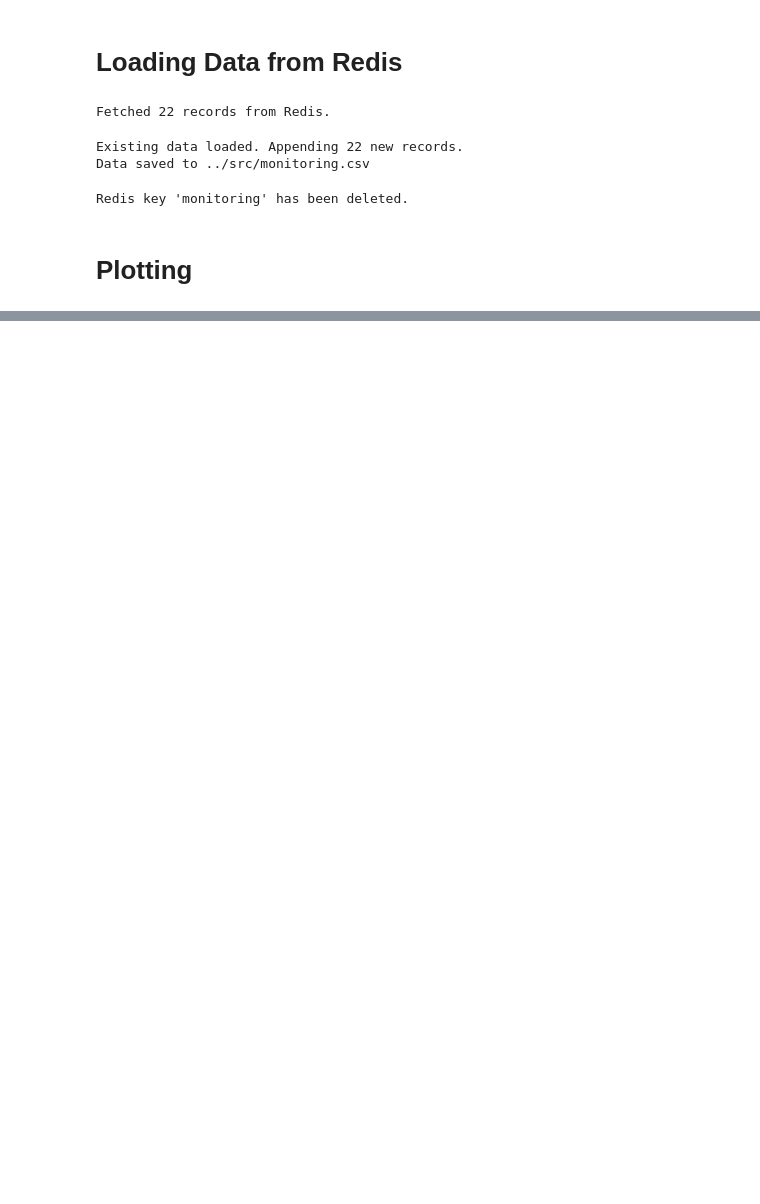
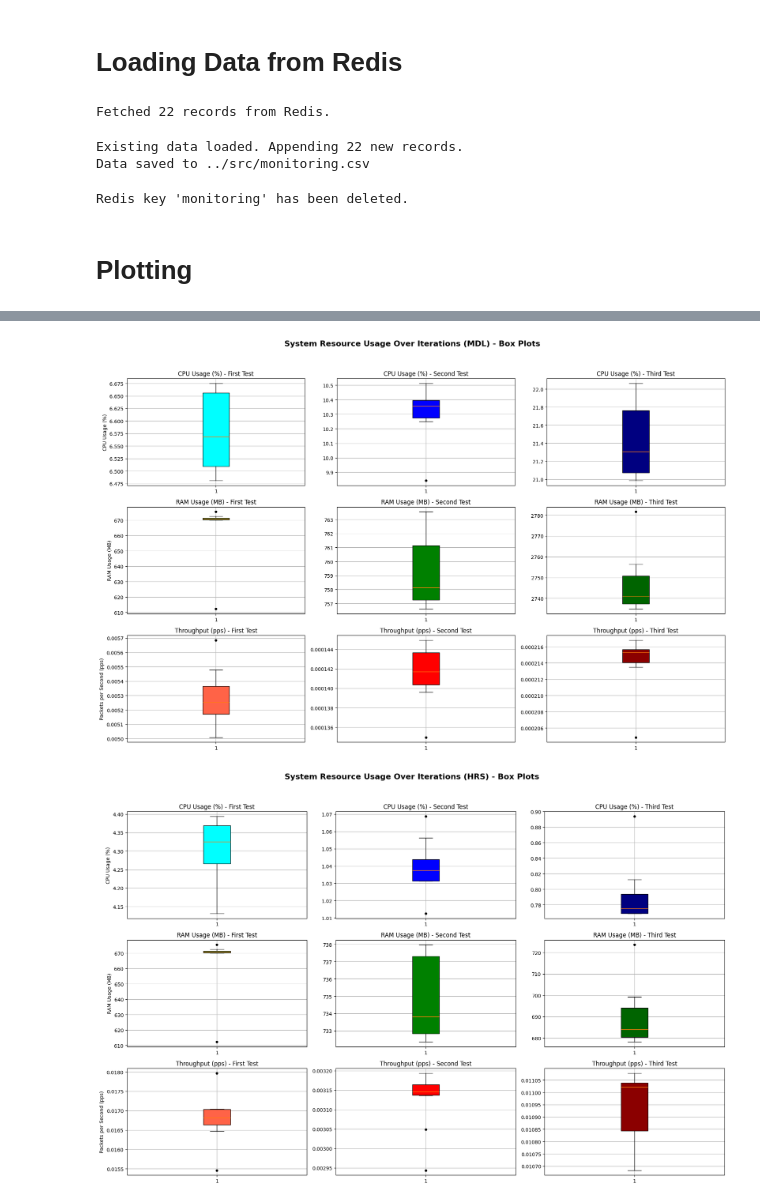
Before and after one commit to jose-sgariglia/Barad-dur, a Jupyter notebook: notebooks/monitoring.ipynb, the cells around one changed output, grey strips where cells are left out. Saved outputs shown, nothing was run; the diff lists cells and outputs as text; code cells hidden in the pictures; blank space fills up the shorter version.

```diff
--- a/notebooks/monitoring.ipynb
+++ b/notebooks/monitoring.ipynb
@@ -406,0 +201,75 @@ plt.show()
+# %%
+# Box Plot the data
+
+def plot_box_metrics(code_area, dfs, packet_keys, test_labels=["First Test", "Second Test", "Third Test"]):
+    """
+    Create a 3x3 grid of box plots for CPU, RAM, and Throughput for a given code_area.
+
+    Parameters:
+      - code_area (str): The code area filter (e.g., "MDL" or "HRS").
+      - dfs (list): List of DataFrames for each test.
+      - packet_keys (list): List of keys for throughput calculation.
+      - test_labels (list): Labels for each test.
+    """
+    # Define colors for each test and metric
+    colors_cpu = ['cyan', 'blue', 'navy']
+    colors_ram = ['lightgreen', 'green', 'darkgreen']
+    colors_th = ['tomato', 'red', 'darkred']
+
+    # Prepare metric data for each test
+    cpu_data = [df[df["code_area"] == code_area]['cpu_usage'] for df in dfs]
+    ram_data = [df[df["code_area"] == code_area]['ram_usage'] for df in dfs]
+    th_data = [
+        df[df["code_area"] == code_area]['elapsed_time'].div(packet_keys[i])
+        for i, df in enumerate(dfs)
+    ]
+
+    # Create a 3x3 figure grid:
+    fig, axes = plt.subplots(nrows=3, ncols=3, figsize=(18, 12))
+    fig.suptitle(f"System Resource Usage Over Iterations ({code_area}) - Box Plots",
+                 fontsize=16, fontweight='bold')
+
+    # Row 1: CPU Usage
+    for i in range(len(dfs)):
+        bp = axes[0, i].boxplot(cpu_data[i], patch_artist=True,
+                                flierprops=dict(marker='o', markerfacecolor='black', markersize=4))
+        axes[0, i].set_title(f"CPU Usage (%) - {test_labels[i]}")
+        if i == 0:
+            axes[0, i].set_ylabel("CPU Usage (%)")
+        axes[0, i].grid(True)
+        for patch in bp['boxes']:
+            patch.set_facecolor(colors_cpu[i])
+
+    # Row 2: RAM Usage
+    for i in range(len(dfs)):
+        bp = axes[1, i].boxplot(ram_data[i], patch_artist=True,
+                                flierprops=dict(marker='o', markerfacecolor='black', markersize=4))
+        axes[1, i].set_title(f"RAM Usage (MB) - {test_labels[i]}")
+        if i == 0:
+            axes[1, i].set_ylabel("RAM Usage (MB)")
+        axes[1, i].grid(True)
+        for patch in bp['boxes']:
+            patch.set_facecolor(colors_ram[i])
+
+    # Row 3: Throughput
+    for i in range(len(dfs)):
+        bp = axes[2, i].boxplot(th_data[i], patch_artist=True,
+                                flierprops=dict(marker='o', markerfacecolor='black', markersize=4))
+        axes[2, i].set_title(f"Throughput (pps) - {test_labels[i]}")
+        if i == 0:
+            axes[2, i].set_ylabel("Packets per Second (pps)")
+        axes[2, i].grid(True)
+        for patch in bp['boxes']:
+            patch.set_facecolor(colors_th[i])
+
+    plt.tight_layout(rect=[0, 0, 1, 0.95])
+    plt.show()
+
+
+plot_box_metrics("MDL", df_list, packet_keys)
+plot_box_metrics("HRS", df_list, packet_keys)
+plot_box_metrics("E2P", df_list, packet_keys)
+plot_box_metrics("P2C", df_list, packet_keys)
+# %% [output]
+[figure, added]
+[figure, added]
```
Also changed, not shown: parts of 7 cells of this notebook, 5 other files.
